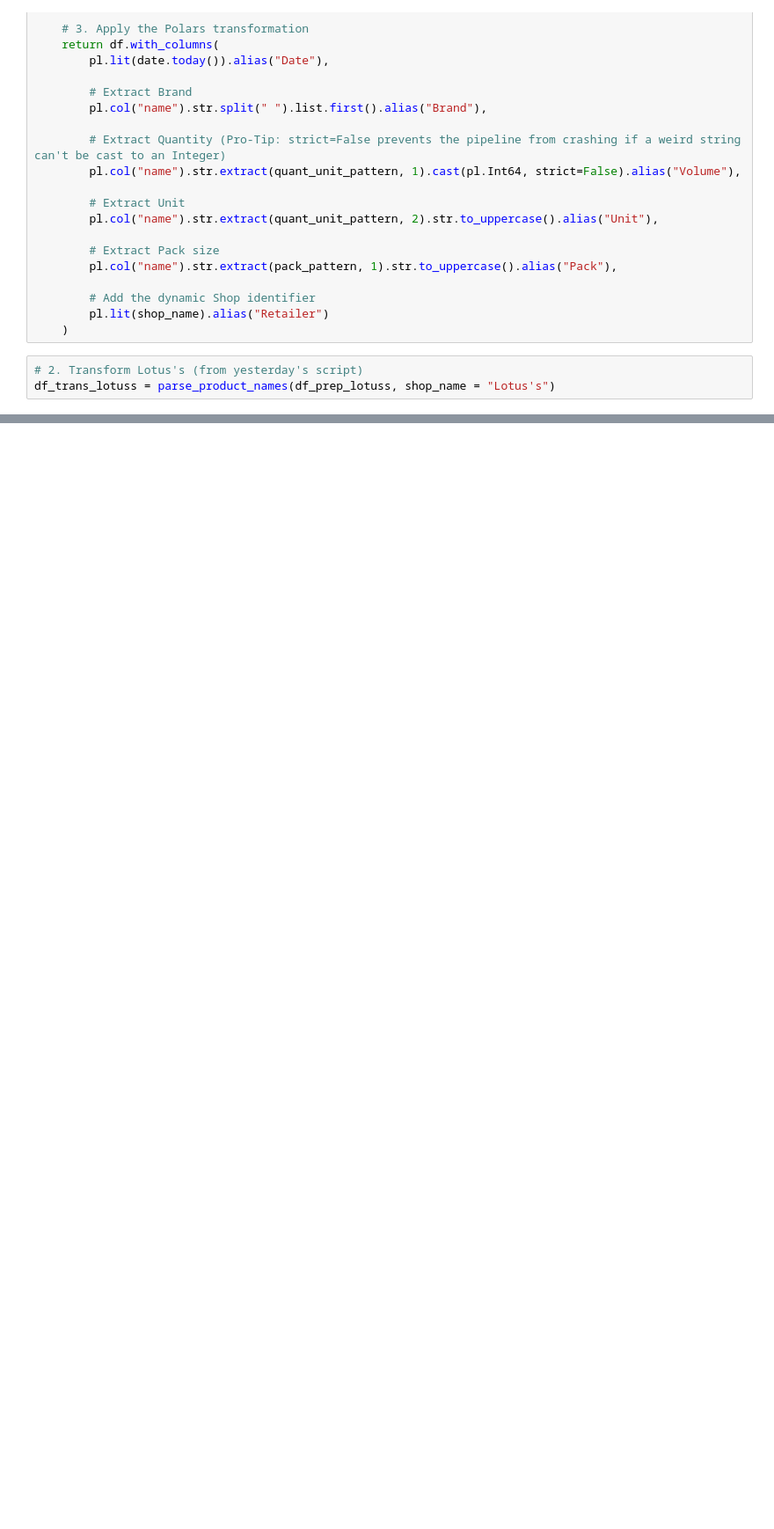
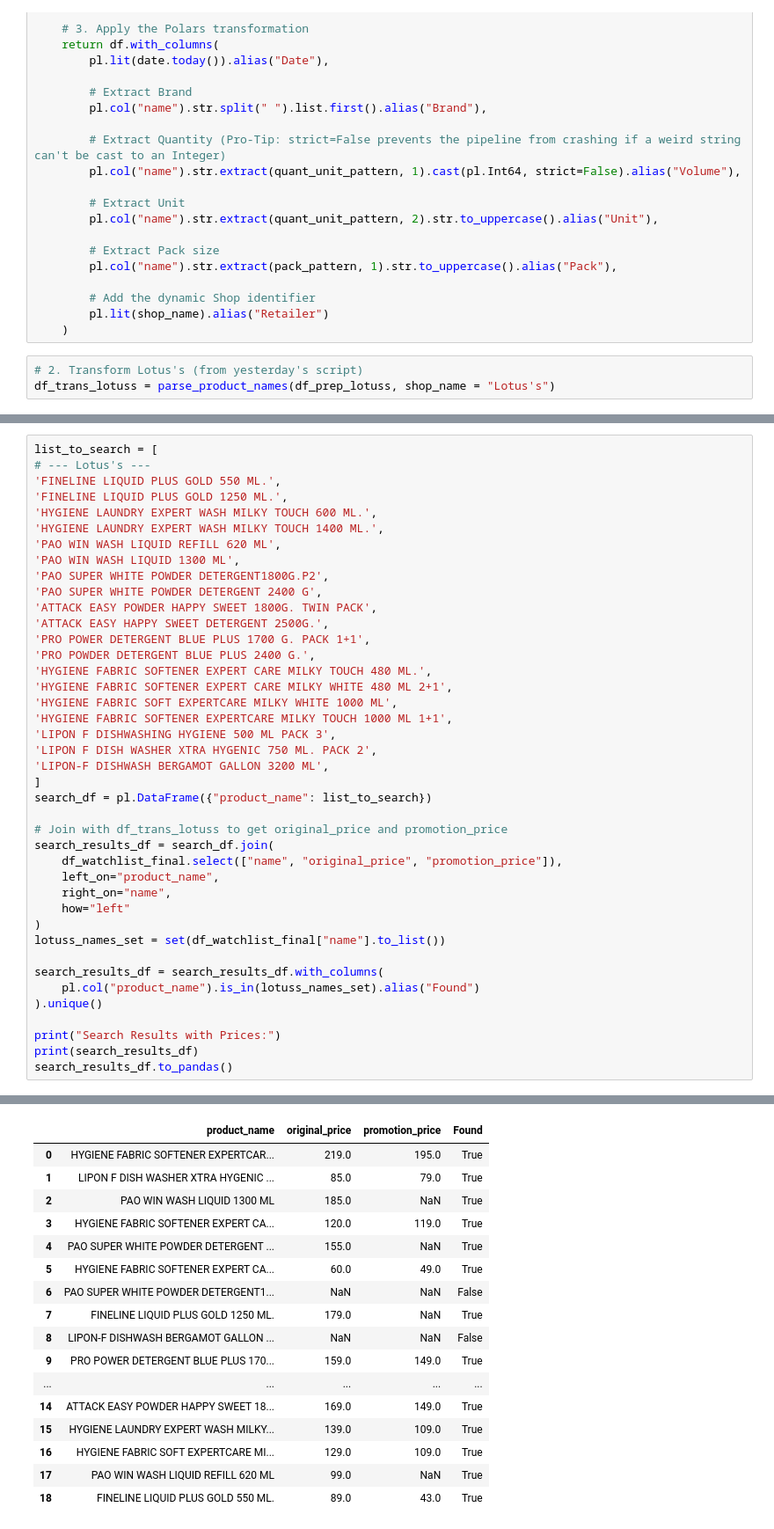
Before and after one commit to chaunijs/onlineshoppingprice, a Jupyter notebook: lotus_online_scraping.ipynb, the cells around one changed output, grey strips where cells are left out. Shown at 88% size. Cells and saved outputs as stored; diff of their text form; blank space fills up the shorter version.

```diff
--- a/lotus_online_scraping.ipynb
+++ b/lotus_online_scraping.ipynb
@@ -228,0 +638,42 @@ df_trans_lotuss.write_excel(f"lotus_{today_date}.xlsx")
+# %%
+list_to_search = [
+# --- Lotus's ---
+'FINELINE LIQUID PLUS GOLD 550 ML.',
+'FINELINE LIQUID PLUS GOLD 1250 ML.',
+'HYGIENE LAUNDRY EXPERT WASH MILKY TOUCH 600 ML.',
+'HYGIENE LAUNDRY EXPERT WASH MILKY TOUCH 1400 ML.',
+'PAO WIN WASH LIQUID REFILL 620 ML',
+'PAO WIN WASH LIQUID 1300 ML',
+'PAO SUPER WHITE POWDER DETERGENT1800G.P2',
+'PAO SUPER WHITE POWDER DETERGENT 2400 G',
+'ATTACK EASY POWDER HAPPY SWEET 1800G. TWIN PACK',
+'ATTACK EASY HAPPY SWEET DETERGENT 2500G.',
+'PRO POWER DETERGENT BLUE PLUS 1700 G. PACK 1+1',
+'PRO POWDER DETERGENT BLUE PLUS 2400 G.',
+'HYGIENE FABRIC SOFTENER EXPERT CARE MILKY TOUCH 480 ML.',
+'HYGIENE FABRIC SOFTENER EXPERT CARE MILKY WHITE 480 ML 2+1',
+'HYGIENE FABRIC SOFT EXPERTCARE MILKY WHITE 1000 ML',
+'HYGIENE FABRIC SOFTENER EXPERTCARE MILKY TOUCH 1000 ML 1+1',
+'LIPON F DISHWASHING HYGIENE 500 ML PACK 3',
+'LIPON F DISH WASHER XTRA HYGENIC 750 ML. PACK 2',
+'LIPON-F DISHWASH BERGAMOT GALLON 3200 ML',
+]
+search_df = pl.DataFrame({"product_name": list_to_search})
+
+# Join with df_trans_lotuss to get original_price and promotion_price
+search_results_df = search_df.join(
+    df_watchlist_final.select(["name", "original_price", "promotion_price"]),
+    left_on="product_name",
+    right_on="name",
+    how="left"
+)
+lotuss_names_set = set(df_watchlist_final["name"].to_list())
+
+search_results_df = search_results_df.with_columns(
+    pl.col("product_name").is_in(lotuss_names_set).alias("Found")
+).unique()
+
+print("Search Results with Prices:")
+print(search_results_df)
+search_results_df.to_pandas()
+# %% [output]
@@ -228,0 +699,17 @@ df_trans_lotuss.write_excel(f"lotus_{today_date}.xlsx")
+|  | product_name | original_price | promotion_price | Found |
+| 0 | HYGIENE FABRIC SOFTENER EXPERTCAR... | 219.0 | 195.0 | True |
+| 1 | LIPON F DISH WASHER XTRA HYGENIC ... | 85.0 | 79.0 | True |
+| 2 | PAO WIN WASH LIQUID 1300 ML | 185.0 | NaN | True |
+| 3 | HYGIENE FABRIC SOFTENER EXPERT CA... | 120.0 | 119.0 | True |
+| 4 | PAO SUPER WHITE POWDER DETERGENT ... | 155.0 | NaN | True |
+| 5 | HYGIENE FABRIC SOFTENER EXPERT CA... | 60.0 | 49.0 | True |
+| 6 | PAO SUPER WHITE POWDER DETERGENT1... | NaN | NaN | False |
+| 7 | FINELINE LIQUID PLUS GOLD 1250 ML. | 179.0 | NaN | True |
+| 8 | LIPON-F DISHWASH BERGAMOT GALLON ... | NaN | NaN | False |
+| 9 | PRO POWER DETERGENT BLUE PLUS 170... | 159.0 | 149.0 | True |
+| ... | ... | ... | ... | ... |
+| 14 | ATTACK EASY POWDER HAPPY SWEET 18... | 169.0 | 149.0 | True |
+| 15 | HYGIENE LAUNDRY EXPERT WASH MILKY... | 139.0 | 109.0 | True |
+| 16 | HYGIENE FABRIC SOFT EXPERTCARE MI... | 129.0 | 109.0 | True |
+| 17 | PAO WIN WASH LIQUID REFILL 620 ML | 99.0 | NaN | True |
+| 18 | FINELINE LIQUID PLUS GOLD 550 ML. | 89.0 | 43.0 | True |
```
Also changed, not shown: parts of 17 cells of this notebook.
